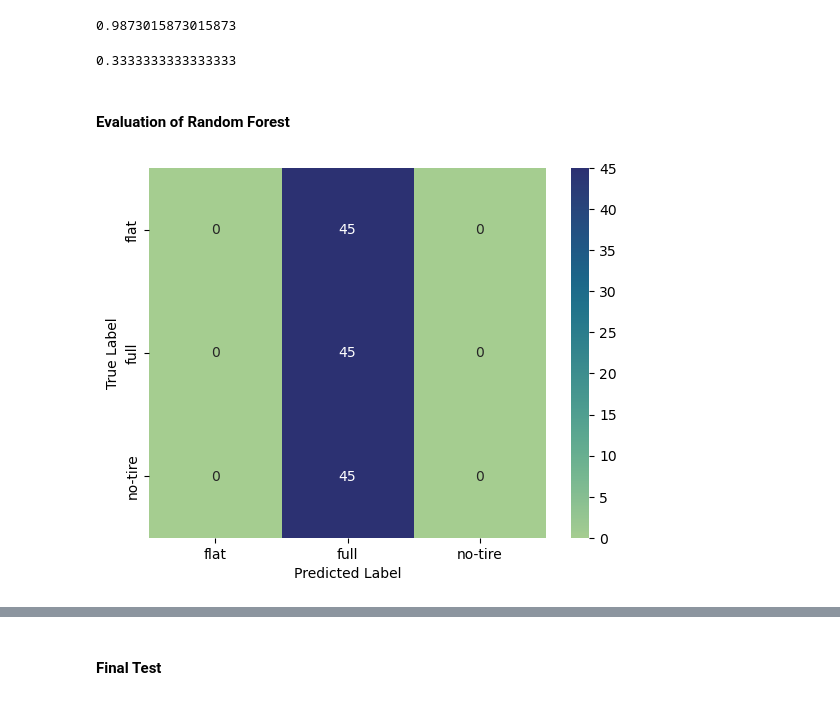
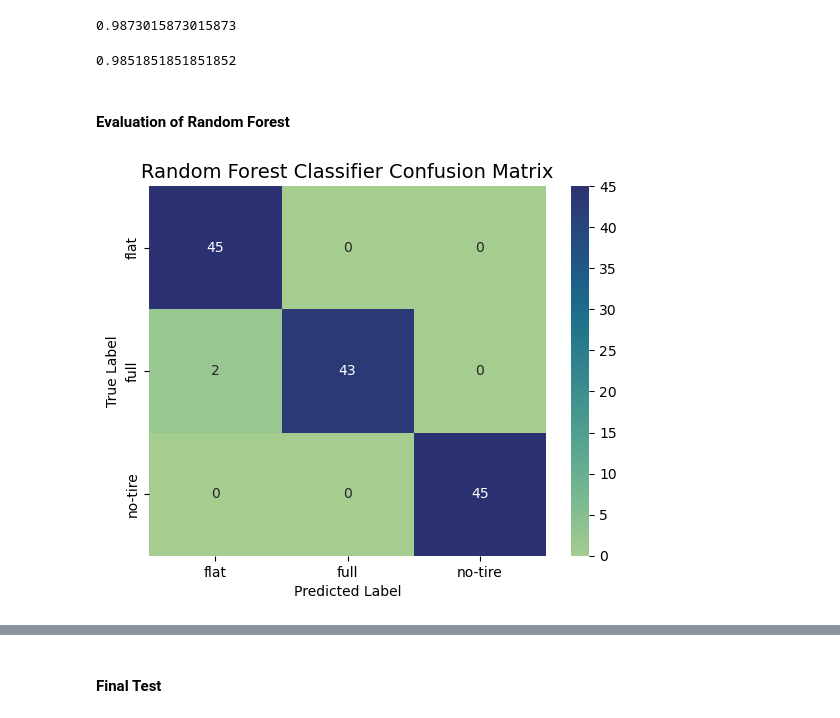
Before and after one commit to KTFish/ml_projects, a Jupyter notebook: 02_Flat_vs_Full_Tire.ipynb, the cells around one changed output, grey strips where cells are left out. Cells and saved outputs as stored; diff of their text form; code cells hidden in the pictures.

```diff
--- a/02_Flat_vs_Full_Tire.ipynb
+++ b/02_Flat_vs_Full_Tire.ipynb
@@ -166,28 +154,33 @@ forest.oob_score_
 # %% [output]
 0.9873015873015873
 # %%
-y_val_pred = forest.predict(d3_to_d2(x_val))
+y_val_pred = forest.predict(x_val_prep)
 
 from sklearn.metrics import accuracy_score
 accuracy_score(y_val, y_val_pred)
 # %% [output]
-0.3333333333333333
+0.9851851851851852
 # %% [markdown]
 #### Evaluation of Random Forest
 # %%
 from sklearn.metrics import confusion_matrix
 
-def draw_confusion_matrix(y_true, y_pred, class_labels=['flat','full','no-tire']) -> None:
+def draw_confusion_matrix(y_true, y_pred, class_labels=['flat','full','no-tire'], name=None) -> None:
     """Draws the confusion matrix as a nice heatmap."""
     cm = confusion_matrix(y_true, y_pred)
 
-    # plot
+    # Plot
     fig, ax = plt.subplots()
     sns.heatmap(data=cm, annot=True, cmap="crest", ax=ax,
                 xticklabels=class_labels, yticklabels=class_labels)
     ax.set_xlabel('Predicted Label')
     ax.set_ylabel('True Label')
+
+    # Optional adding a title and saving the plot
+    if name is not None:
+        ax.set_title(name, fontsize=14)
+        fig.savefig(f"{name.replace(' ','_')}.jpg",dpi=300)
 # %%
-draw_confusion_matrix(y_val, y_val_pred)
+draw_confusion_matrix(y_val, y_val_pred, name='Random Forest Classifier Confusion Matrix')
 # %% [output]
-[figure, old version]
+[figure, new version]
```
Also changed, not shown: parts of 31 cells of this notebook, 2 other files.
